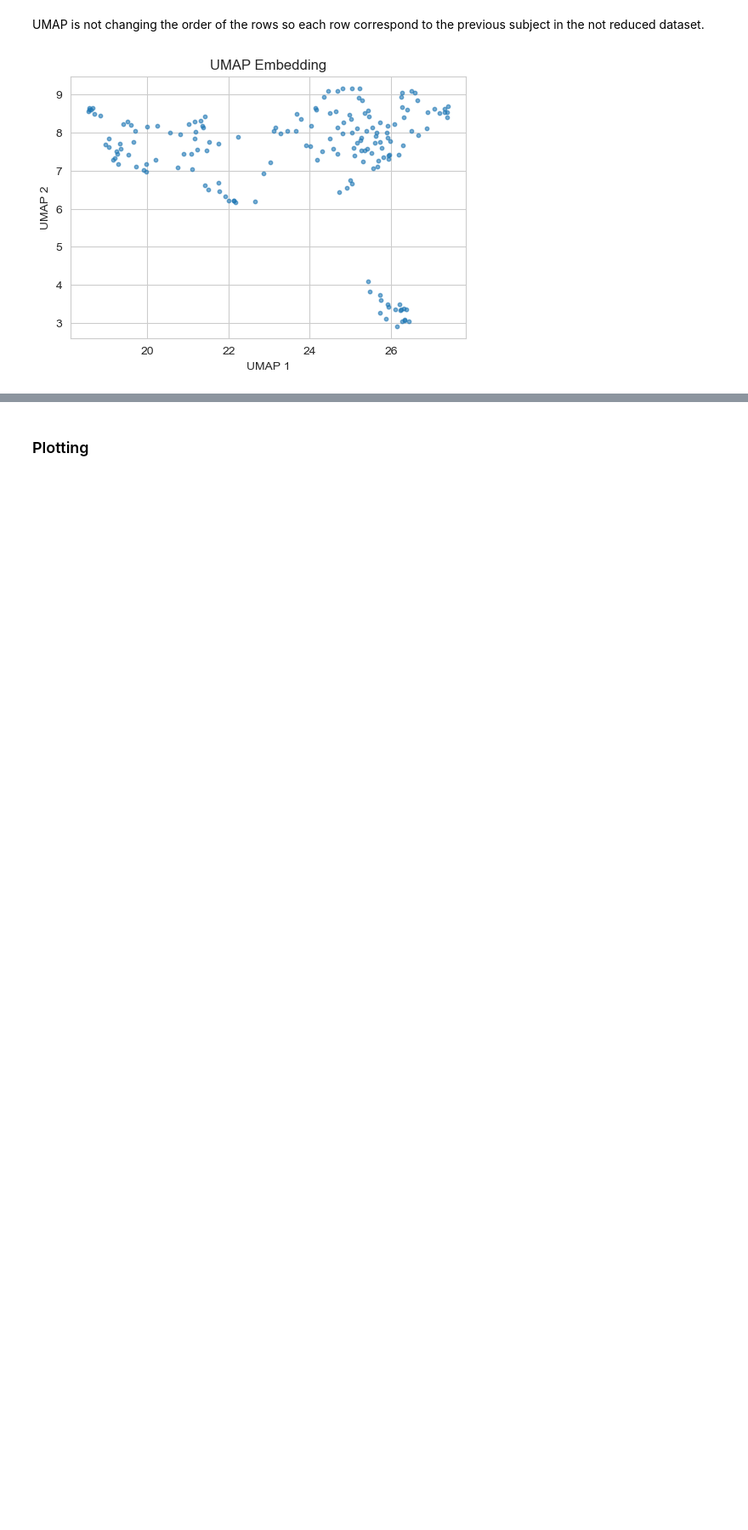
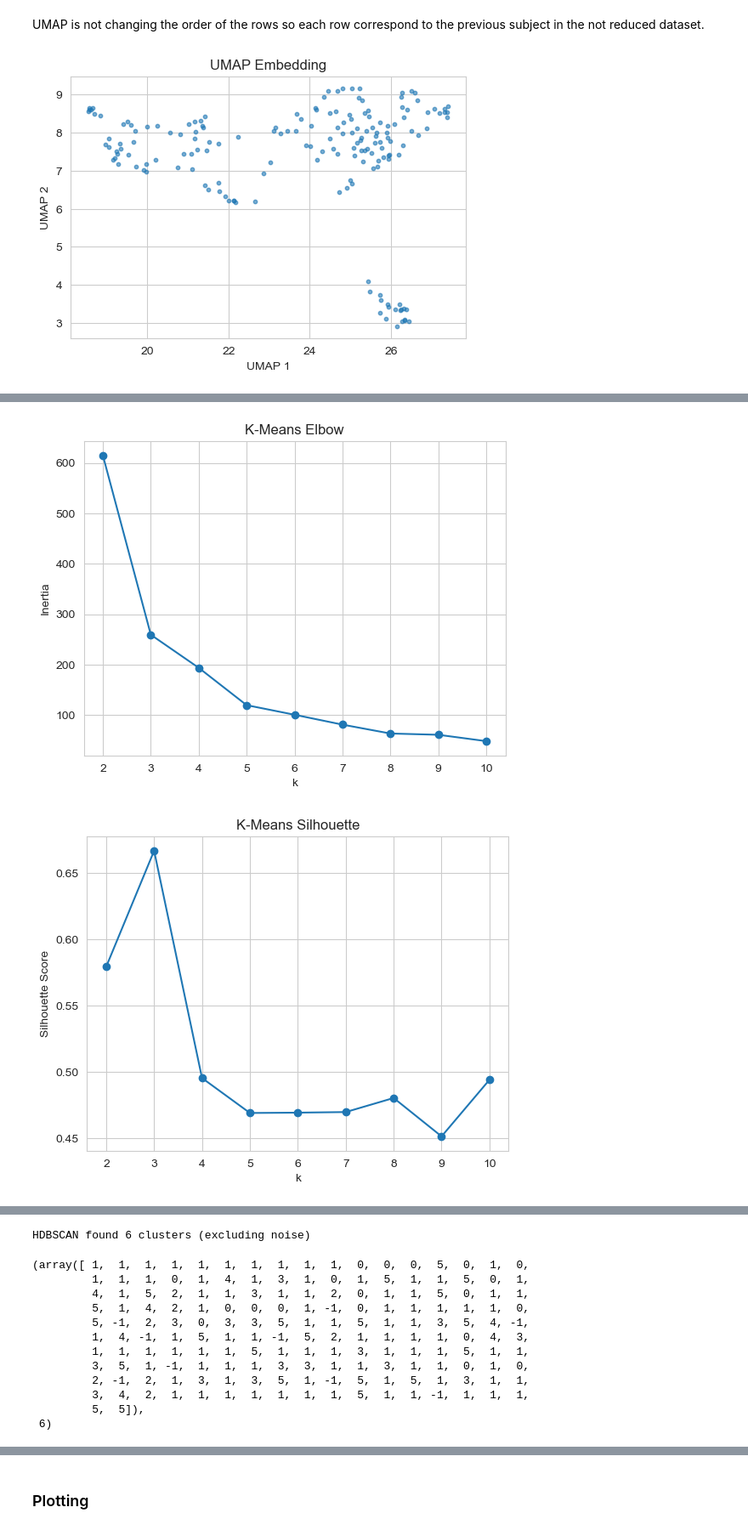
Before and after one commit to EmmaTosato/ANM_Verona, a Jupyter notebook: notebooks/AtrophyNetworkMapping.ipynb, the cells around one changed output, grey strips where cells are left out. Shown at 85% size. Saved outputs shown, nothing was run; the diff lists cells and outputs as text; code cells hidden in the pictures; blank space fills up the shorter version.

```diff
--- a/notebooks/AtrophyNetworkMapping.ipynb
+++ b/notebooks/AtrophyNetworkMapping.ipynb
@@ -543,0 +607,21 @@ X_umap = run_umap(X, plot_flag=True)
+# %%
+path_opt_cluster = "/Users/emmatosato/Documents/PhD/ANM_Verona/output/umap_optimal_clusters"
+
+inertias, sil_scores = evaluate_kmeans(
+    X_umap,
+    K_range=range(2, 11),
+    save_path=path_opt_cluster,
+    prefix= "gm02",
+    plot_flag=True
+)
+
+aic, bic = evaluate_gmm(
+    X_umap,
+    K_range=range(2, 11),
+    save_path=path_opt_cluster,
+    prefix="gm02",
+    plot_flag=True
+)
+# %% [output]
+[figure, added]
+[figure, added]
@@ -543,0 +629,13 @@ X_umap = run_umap(X, plot_flag=True)
+HDBSCAN found 6 clusters (excluding noise)
+(array([ 1,  1,  1,  1,  1,  1,  1,  1,  1,  1,  0,  0,  0,  5,  0,  1,  0,
+         1,  1,  1,  0,  1,  4,  1,  3,  1,  0,  1,  5,  1,  1,  5,  0,  1,
+         4,  1,  5,  2,  1,  1,  3,  1,  1,  2,  0,  1,  1,  5,  0,  1,  1,
+         5,  1,  4,  2,  1,  0,  0,  0,  1, -1,  0,  1,  1,  1,  1,  1,  0,
+         5, -1,  2,  3,  0,  3,  3,  5,  1,  1,  5,  1,  1,  3,  5,  4, -1,
+         1,  4, -1,  1,  5,  1,  1, -1,  5,  2,  1,  1,  1,  1,  0,  4,  3,
+         1,  1,  1,  1,  1,  1,  5,  1,  1,  1,  3,  1,  1,  1,  5,  1,  1,
+         3,  5,  1, -1,  1,  1,  1,  3,  3,  1,  1,  3,  1,  1,  0,  1,  0,
+         2, -1,  2,  1,  3,  1,  3,  5,  1, -1,  5,  1,  5,  1,  3,  1,  1,
+         3,  4,  2,  1,  1,  1,  1,  1,  1,  1,  5,  1,  1, -1,  1,  1,  1,
+         5,  5]),
+ 6)
```
Also changed, not shown: parts of 25 cells of this notebook.
